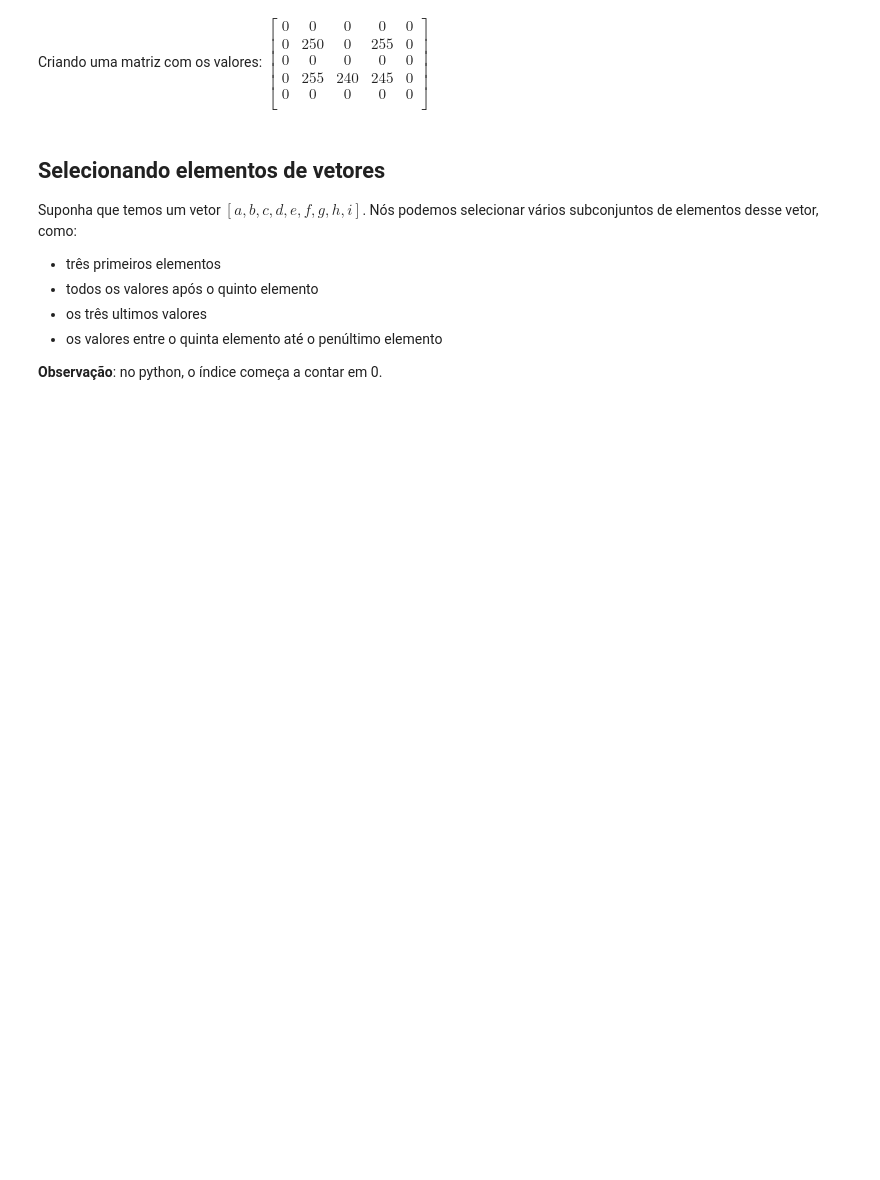
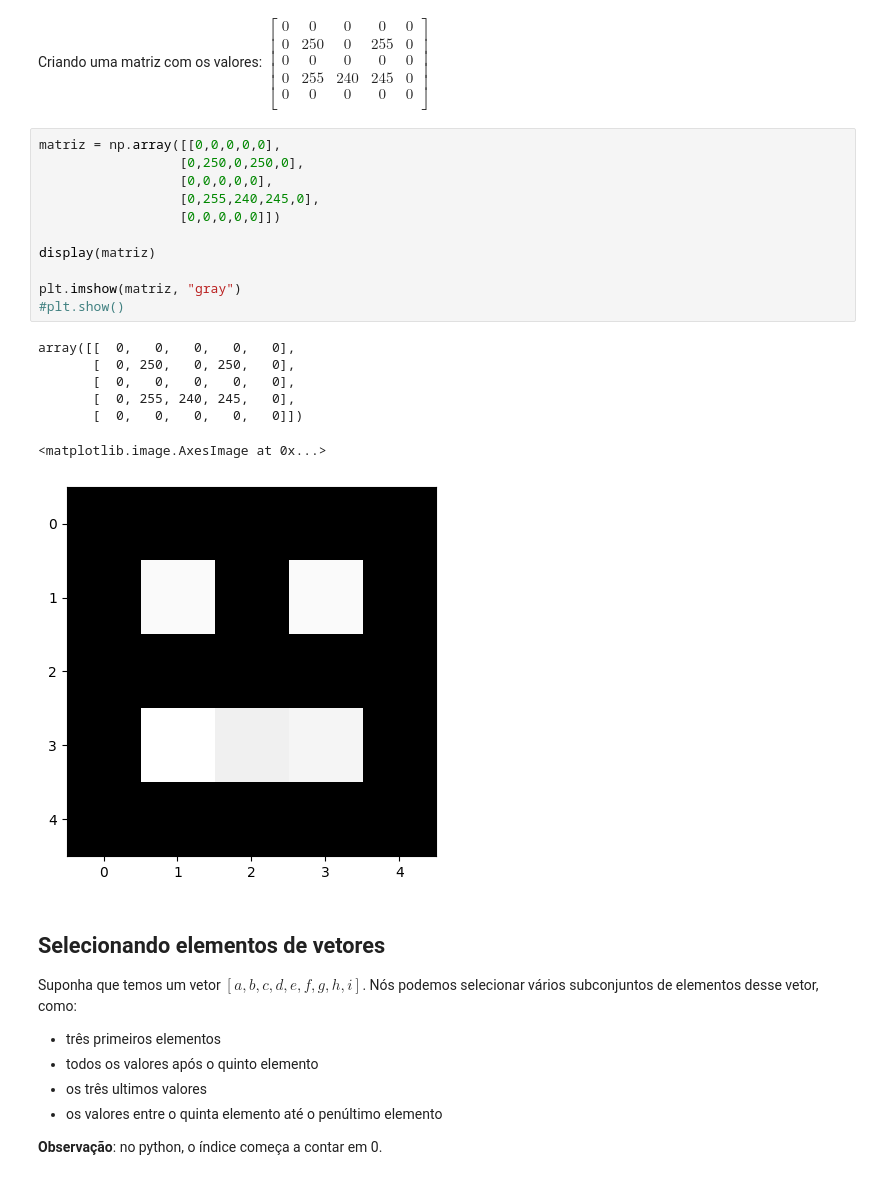
Before and after one commit to JoaoMichelS/Liga-de-IA, a Jupyter notebook: Aula 1/LIGAIA02_introducao_Python.ipynb, the cells around one changed output. Drawn from its saved outputs; the diff is of its cells as text; blank space fills up the shorter version.

```diff
--- a/Aula 1/LIGAIA02_introducao_Python.ipynb
+++ b/Aula 1/LIGAIA02_introducao_Python.ipynb
@@ -52,6 +88,25 @@ Criando uma matriz com os valores: $
     0 & 255 & 240 & 245 & 0\\
     0 & 0 & 0 & 0 & 0 \\
   \end{bmatrix}$
+# %%
+matriz = np.array([[0,0,0,0,0],
+                  [0,250,0,250,0],
+                  [0,0,0,0,0],
+                  [0,255,240,245,0],
+                  [0,0,0,0,0]])
+
+display(matriz)
+
+plt.imshow(matriz, "gray")
+#plt.show()
+# %% [output]
+array([[  0,   0,   0,   0,   0],
+       [  0, 250,   0, 250,   0],
+       [  0,   0,   0,   0,   0],
+       [  0, 255, 240, 245,   0],
+       [  0,   0,   0,   0,   0]])
+<matplotlib.image.AxesImage at 0x...>
+[figure, added]
 # %% [markdown]
 ## Selecionando elementos de vetores
 
```
Also changed, not shown: parts of 13 cells of this notebook, 2 other files.
